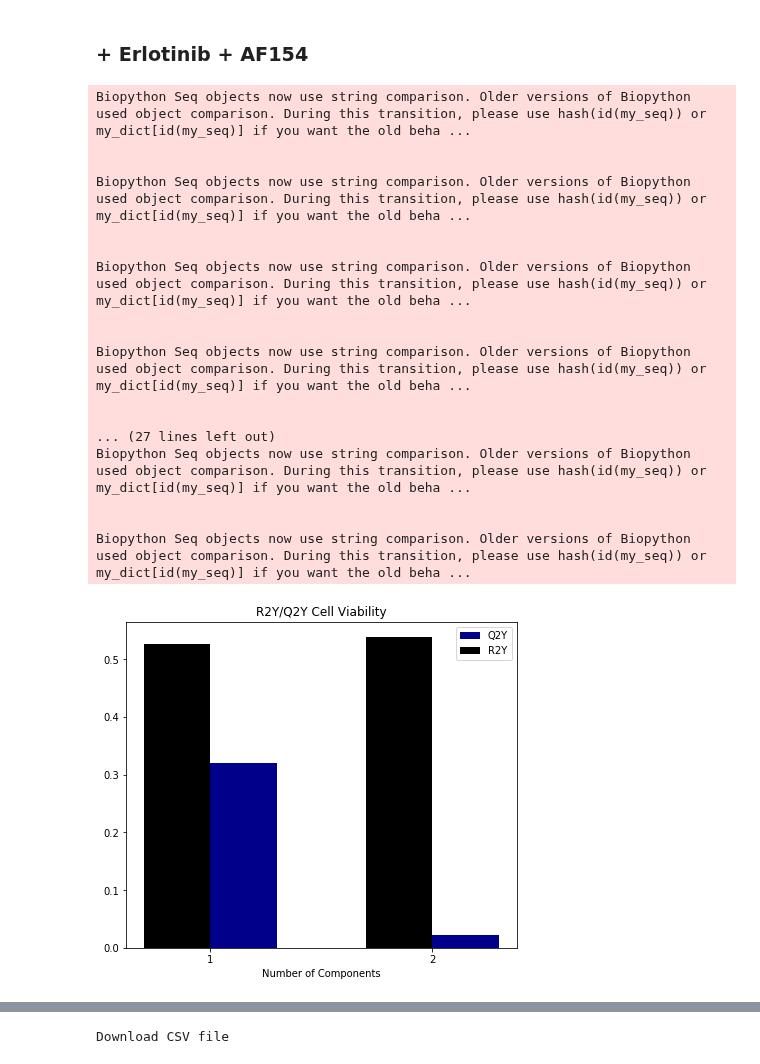
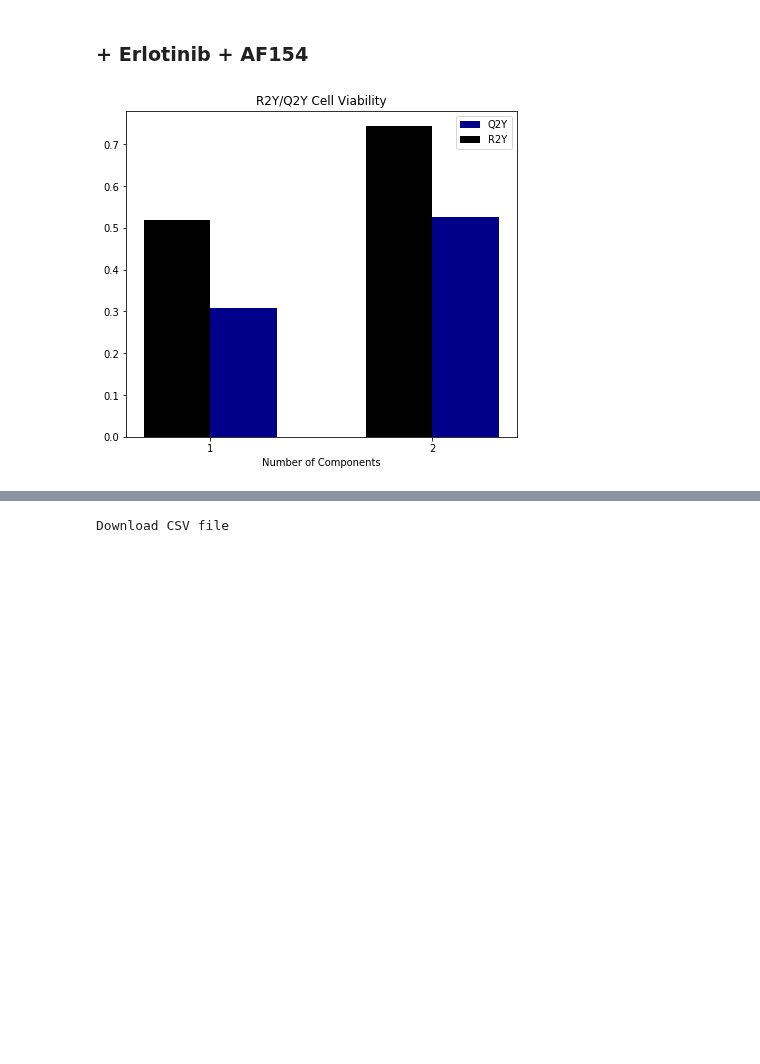
Before and after one commit to meyer-lab/DDMC, a Jupyter notebook: Fig2-AXLmutantsRegression_AF154.ipynb, the cells around one changed output, grey strips where cells are left out. Drawn from its saved outputs; the diff is of its cells as text; code cells hidden in the pictures; blank space fills up the shorter version.

```diff
--- a/Fig2-AXLmutantsRegression_AF154.ipynb
+++ b/Fig2-AXLmutantsRegression_AF154.ipynb
@@ -101,32 +97,15 @@ Name: 40, dtype: float64
 # %%
 distance_method = "PAM250"
 ncl = 2
-GMMweight = 1
+GMMweight = 0.5
 
 MSC = MassSpecClustering(info_ab, ncl, GMMweight=GMMweight, distance_method=distance_method).fit(data_ab, CV_ab)
 centers_ab = MSC.transform(data_ab)
 
 fig, ax = plt.subplots(1, 1, figsize=(7,6))
 plotR2YQ2Y(ax, centers_ab, CV_ab)
 # %% [output]
-Biopython Seq objects now use string comparison. Older versions of Biopython used object comparison. During this transition, please use hash(id(my_seq)) or my_dict[id(my_seq)] if you want the old beha ...
-
-
-Biopython Seq objects now use string comparison. Older versions of Biopython used object comparison. During this transition, please use hash(id(my_seq)) or my_dict[id(my_seq)] if you want the old beha ...
-
-
-Biopython Seq objects now use string comparison. Older versions of Biopython used object comparison. During this transition, please use hash(id(my_seq)) or my_dict[id(my_seq)] if you want the old beha ...
-
-
-Biopython Seq objects now use string comparison. Older versions of Biopython used object comparison. During this transition, please use hash(id(my_seq)) or my_dict[id(my_seq)] if you want the old beha ...
-
-
-... (27 lines left out)
-Biopython Seq objects now use string comparison. Older versions of Biopython used object comparison. During this transition, please use hash(id(my_seq)) or my_dict[id(my_seq)] if you want the old beha ...
-
-
-Biopython Seq objects now use string comparison. Older versions of Biopython used object comparison. During this transition, please use hash(id(my_seq)) or my_dict[id(my_seq)] if you want the old beha ...
-[figure, old version]
+[figure, new version]
 # %%
 # fig, ax = plt.subplots(1, 1, figsize=(8,6))
 # plotMixedClusteringPLSR_GridSearch(ax, data_ab, info_ab, CV_ab, distance_method)
```
Also changed, not shown: parts of 7 cells of this notebook, 5 other files.
